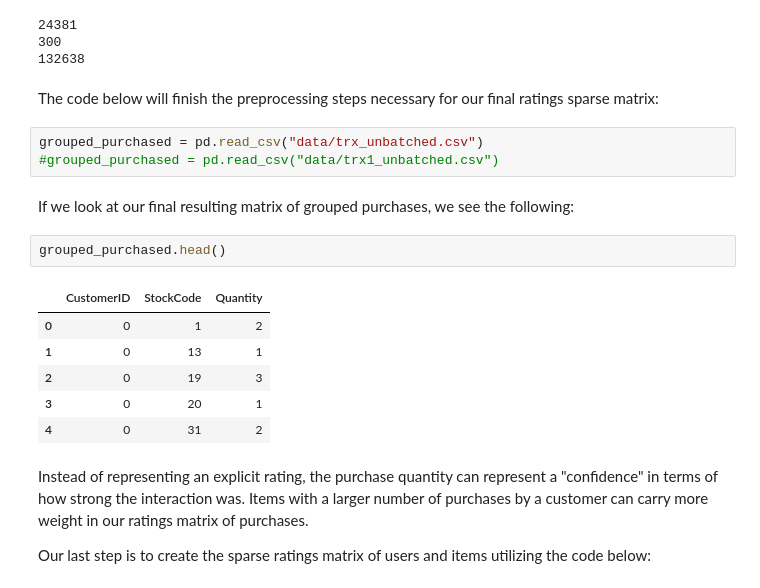
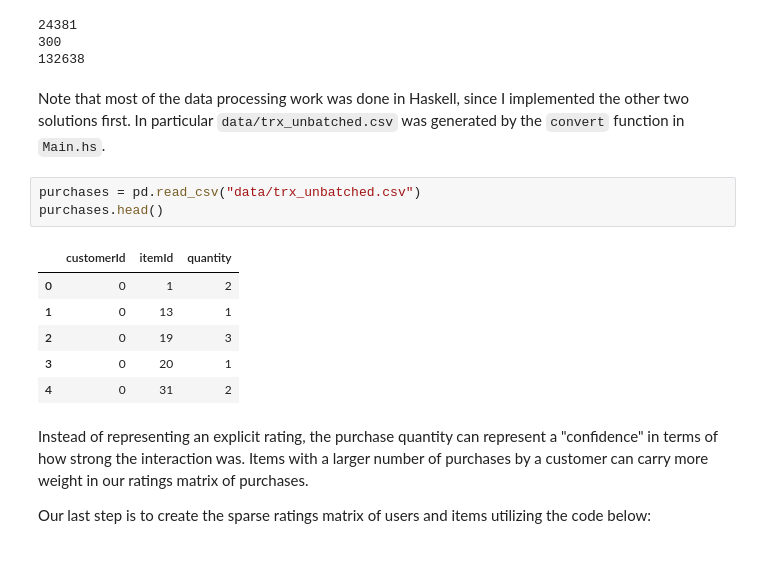
Before and after one commit to cmk/implicit-cf, a Jupyter notebook: DS_recommender_exercise_A.ipynb, the cells around one changed output. Saved outputs shown, nothing was run; the diff lists cells and outputs as text; blank space fills up the shorter version.

```diff
--- a/DS_recommender_exercise_A.ipynb
+++ b/DS_recommender_exercise_A.ipynb
@@ -165,22 +163,18 @@ purchases_sparse = sparse.csr_matrix((quantity, (rows, cols)), shape=(len(custom
 24381
 300
 132638
-# %% [markdown]
-The code below will finish the preprocessing steps necessary for our final ratings sparse matrix:
+# %% [markdown]
+Note that most of the data processing work was done in Haskell, since I implemented the other two solutions first. In particular `data/trx_unbatched.csv` was generated by the `convert` function in `Main.hs`.
 # %%
-grouped_purchased = pd.read_csv("data/trx_unbatched.csv")
-#grouped_purchased = pd.read_csv("data/trx1_unbatched.csv")
+purchases = pd.read_csv("data/trx_unbatched.csv")
+purchases.head()
+# %% [output]
+|  | customerId | itemId | quantity |
+| 0 | 0 | 1 | 2 |
+| 1 | 0 | 13 | 1 |
+| 2 | 0 | 19 | 3 |
+| 3 | 0 | 20 | 1 |
+| 4 | 0 | 31 | 2 |
-# %% [markdown]
-If we look at our final resulting matrix of grouped purchases, we see the following:
-# %%
-grouped_purchased.head()
-# %% [output]
-|  | CustomerID | StockCode | Quantity |
-| 0 | 0 | 1 | 2 |
-| 1 | 0 | 13 | 1 |
-| 2 | 0 | 19 | 3 |
-| 3 | 0 | 20 | 1 |
-| 4 | 0 | 31 | 2 |
 # %% [markdown]
 Instead of representing an explicit rating, the purchase quantity can represent a "confidence" in terms of how strong the interaction was. Items with a larger number of purchases by a customer can carry more weight in our ratings matrix of purchases.
 
```
Also changed, not shown: parts of 6 cells of this notebook, 7 other files.
